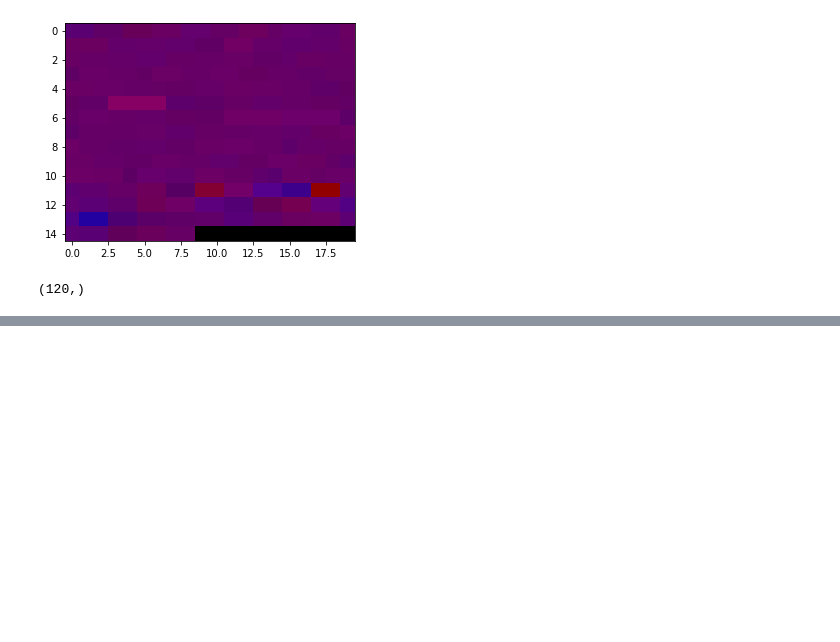
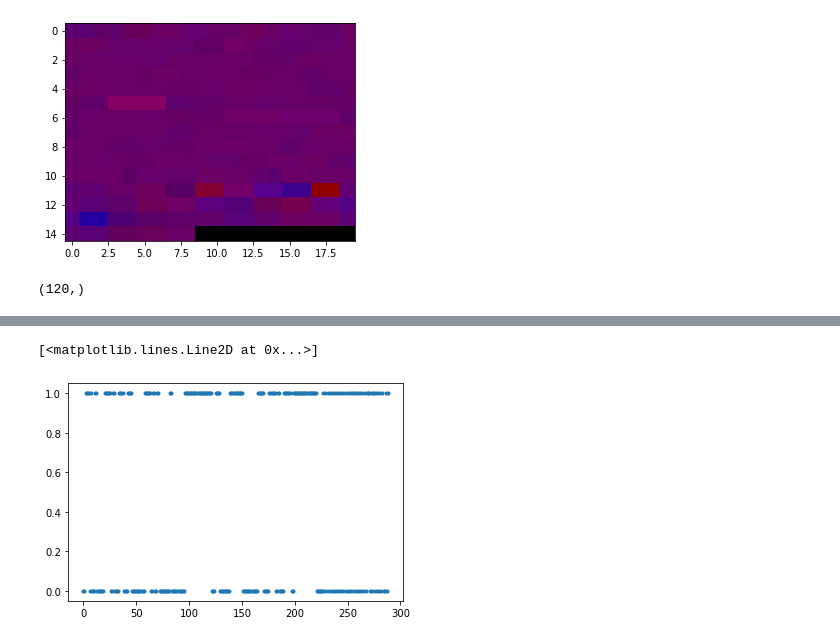
Before and after one commit to hajaalin/n_track_ML, a Jupyter notebook: notebooks/load_acc_train_index.ipynb, the cells around one changed output, grey strips where cells are left out. Cells and saved outputs as stored; diff of their text form; code cells hidden in the pictures; blank space fills up the shorter version.

```diff
--- a/notebooks/load_acc_train_index.ipynb
+++ b/notebooks/load_acc_train_index.ipynb
@@ -198,0 +261,4 @@ ish.shape
+# %%
+y = np.load('/wrk-vakka/group/lmu/projects/n_track_ML/output/shap/shap_inceptiontime/20221117140251/y_mean.npy')
+print(y.shape)
+print(y)
@@ -198,0 +275,5 @@ ish.shape
+# %%
+plt.plot(y, '.')
+# %% [output]
+[<matplotlib.lines.Line2D at 0x...>]
+[figure, added]
```
Also changed, not shown: parts of 9 cells of this notebook.
